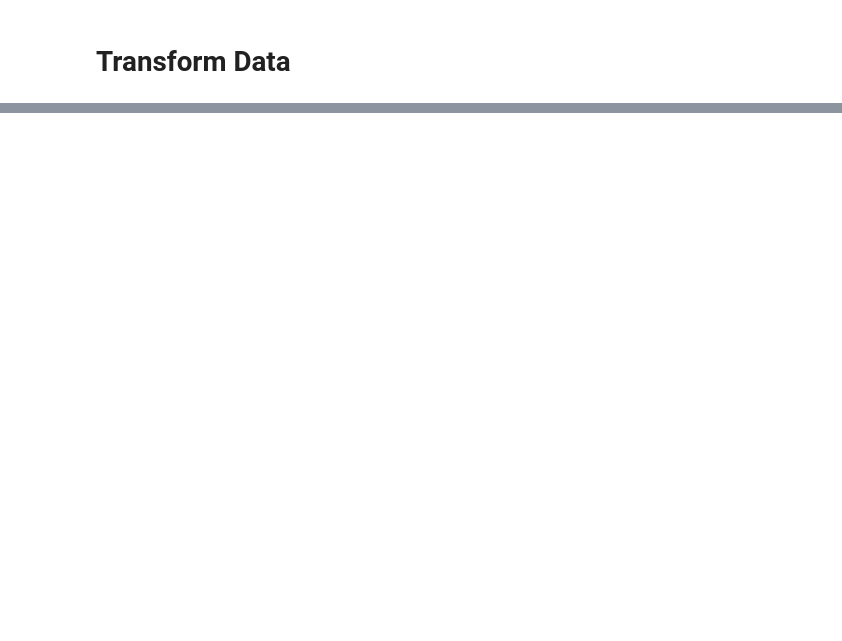
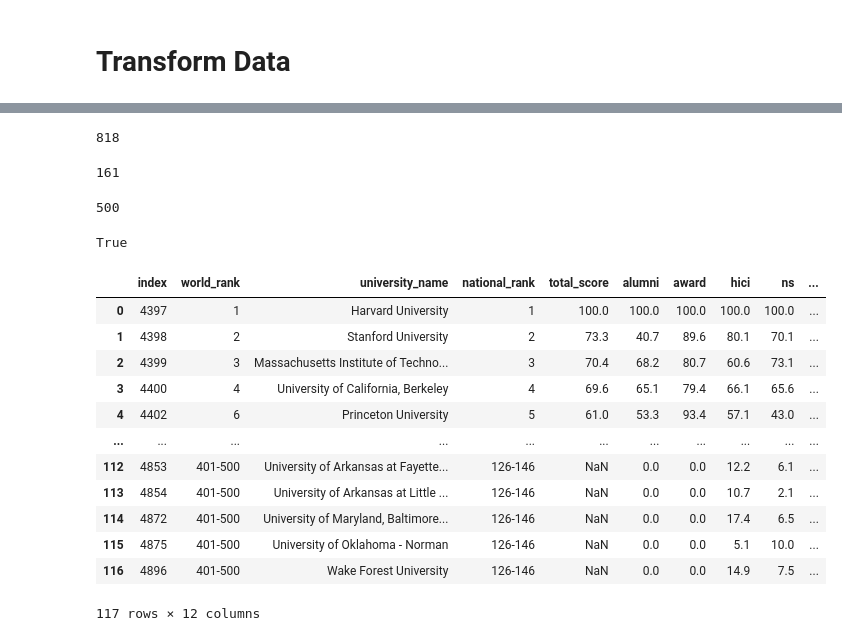
Before and after one commit to tracygoznikar/ETL_Project, a Jupyter notebook: world_rankings.ipynb, the cells around one changed output, grey strips where cells are left out. Drawn from its saved outputs; the diff is of its cells as text; code cells hidden in the pictures; blank space fills up the shorter version.

Commit message:
- Pushing all the work Mo(TA) helped with on matching

```diff
--- a/world_rankings.ipynb
+++ b/world_rankings.ipynb
@@ -79,0 +142,8 @@ times_USA.head()
+# %%
+len(set(sorted(xwalk_df['school_name'].values)))
+# %% [output]
+818
+# %%
+len(sorted(set(xwalk_df.loc[xwalk_df['country'] == 'United States of America','school_name'].values)))
+# %% [output]
+161
@@ -79,0 +152,41 @@ times_USA.head()
+# %%
+school_names = set(shanghai_rankyear['university_name'].values)
+# %%
+len(school_names)
+# %% [output]
+500
+# %%
+"Arizona State University" in school_names
+# %% [output]
+True
+# %%
+# Looking for matching United States Schools
+
+for  school_us in school_names_us:
+    found = False
+    for school in school_names:
+        if school in school_us or school_us in school:
+            found_names.append(school)
+            found =True
+    if(not found):not_found_names.append(school_us)
+# %%
+filtered_df = shanghai_rankyear.loc[shanghai_rankyear['university_name'].isin(found_names)]
+# %%
+filtered_df.reset_index(inplace=True)
+# %%
+filtered_df
+# shanghai_merge=pd.merge(shanghai_rankyear,xwalk_df,left_on="university_name",right_on='school_name',how='left')
+# %% [output]
+|  | index | world_rank | university_name | national_rank | total_score | alumni | award | hici | ns | ... |
+| 0 | 4397 | 1 | Harvard University | 1 | 100.0 | 100.0 | 100.0 | 100.0 | 100.0 | ... |
+| 1 | 4398 | 2 | Stanford University | 2 | 73.3 | 40.7 | 89.6 | 80.1 | 70.1 | ... |
+| 2 | 4399 | 3 | Massachusetts Institute of Techno... | 3 | 70.4 | 68.2 | 80.7 | 60.6 | 73.1 | ... |
+| 3 | 4400 | 4 | University of California, Berkeley | 4 | 69.6 | 65.1 | 79.4 | 66.1 | 65.6 | ... |
+| 4 | 4402 | 6 | Princeton University | 5 | 61.0 | 53.3 | 93.4 | 57.1 | 43.0 | ... |
+| ... | ... | ... | ... | ... | ... | ... | ... | ... | ... | ... |
+| 112 | 4853 | 401-500 | University of Arkansas at Fayette... | 126-146 | NaN | 0.0 | 0.0 | 12.2 | 6.1 | ... |
+| 113 | 4854 | 401-500 | University of Arkansas at Little ... | 126-146 | NaN | 0.0 | 0.0 | 10.7 | 2.1 | ... |
+| 114 | 4872 | 401-500 | University of Maryland, Baltimore... | 126-146 | NaN | 0.0 | 0.0 | 17.4 | 6.5 | ... |
+| 115 | 4875 | 401-500 | University of Oklahoma - Norman | 126-146 | NaN | 0.0 | 0.0 | 5.1 | 10.0 | ... |
+| 116 | 4896 | 401-500 | Wake Forest University | 126-146 | NaN | 0.0 | 0.0 | 14.9 | 7.5 | ... |
+117 rows × 12 columns
```
Also changed, not shown: parts of 8 cells of this notebook.
